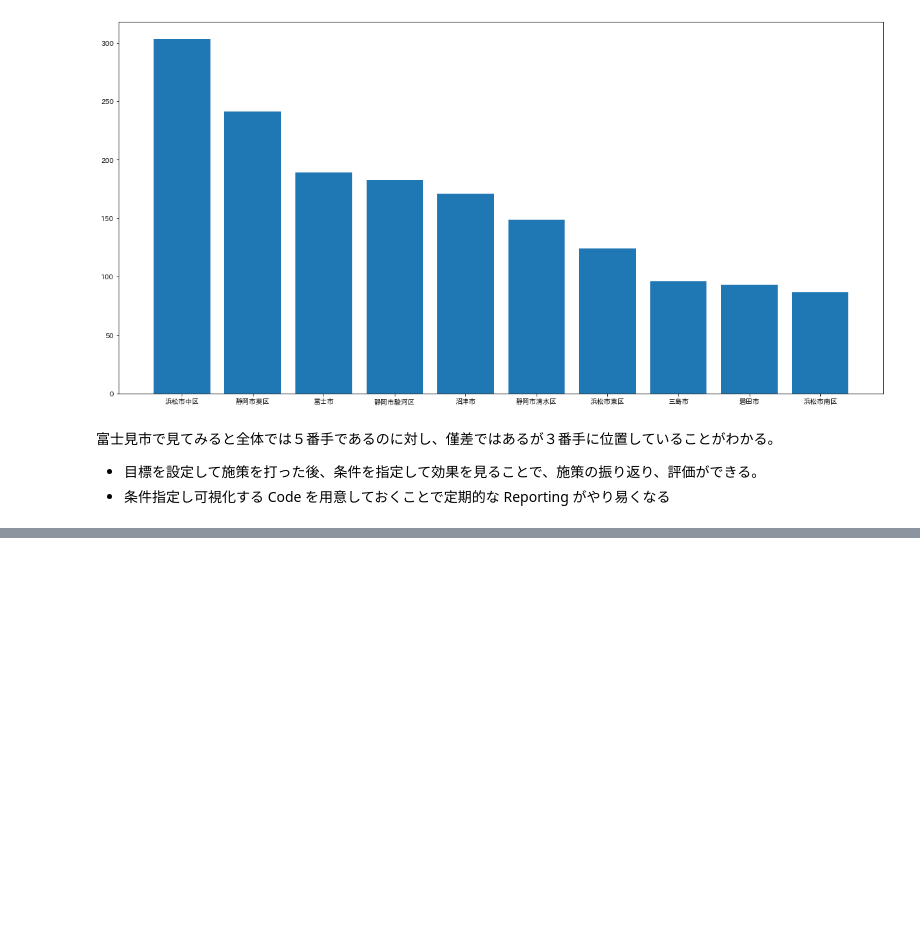
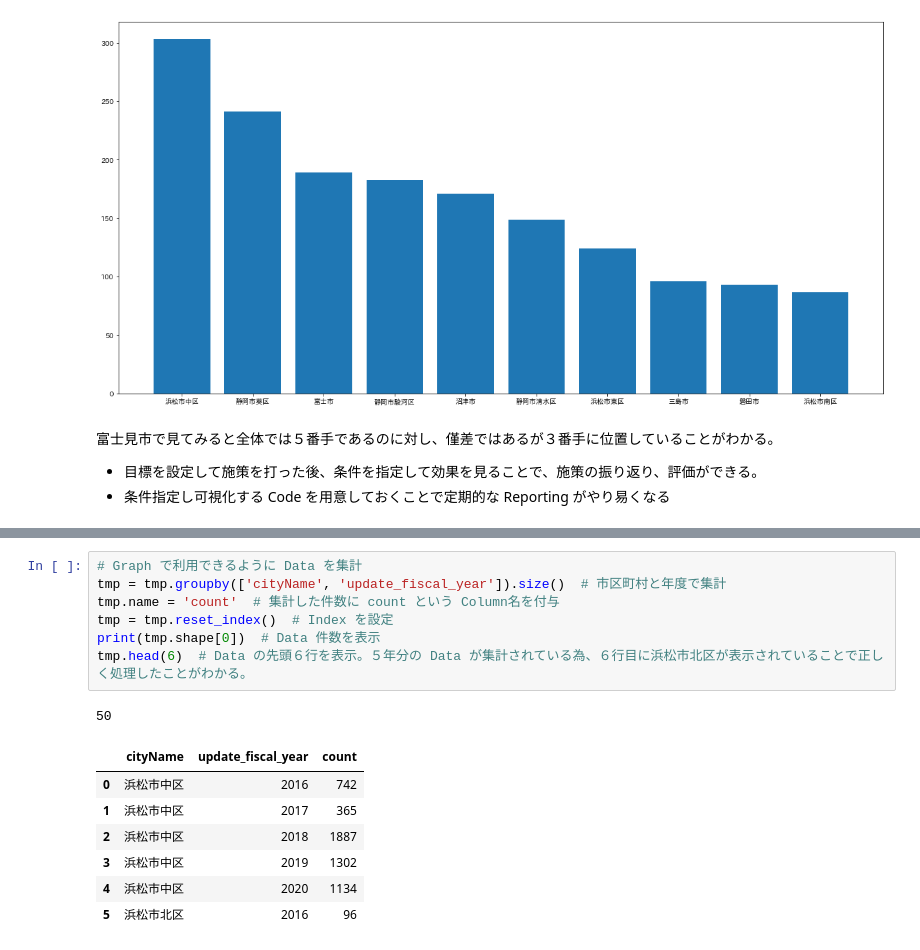
Before and after one commit to 1024xx4/100_Data_processing--visualization, a Jupyter notebook: structured_data.ipynb, the cells around one changed output, grey strips where cells are left out. Cells and saved outputs as stored; diff of their text form; blank space fills up the shorter version.

```diff
--- a/structured_data.ipynb
+++ b/structured_data.ipynb
@@ -1173,0 +1206,16 @@ plt.bar(x, y)  # 縦棒Graph を描画
+# %%
+# Graph で利用できるように Data を集計
+tmp = tmp.groupby(['cityName', 'update_fiscal_year']).size()  # 市区町村と年度で集計
+tmp.name = 'count'  # 集計した件数に count という Column名を付与
+tmp = tmp.reset_index()  # Index を設定
+print(tmp.shape[0])  # Data 件数を表示
+tmp.head(6)  # Data の先頭６行を表示。５年分の Data が集計されている為、６行目に浜松市北区が表示されていることで正しく処理したことがわかる。
+# %% [output]
+50
+|  | cityName | update_fiscal_year | count |
+| 0 | 浜松市中区 | 2016 | 742 |
+| 1 | 浜松市中区 | 2017 | 365 |
+| 2 | 浜松市中区 | 2018 | 1887 |
+| 3 | 浜松市中区 | 2019 | 1302 |
+| 4 | 浜松市中区 | 2020 | 1134 |
+| 5 | 浜松市北区 | 2016 | 96 |
```
Also changed, not shown: parts of 6 cells of this notebook.
